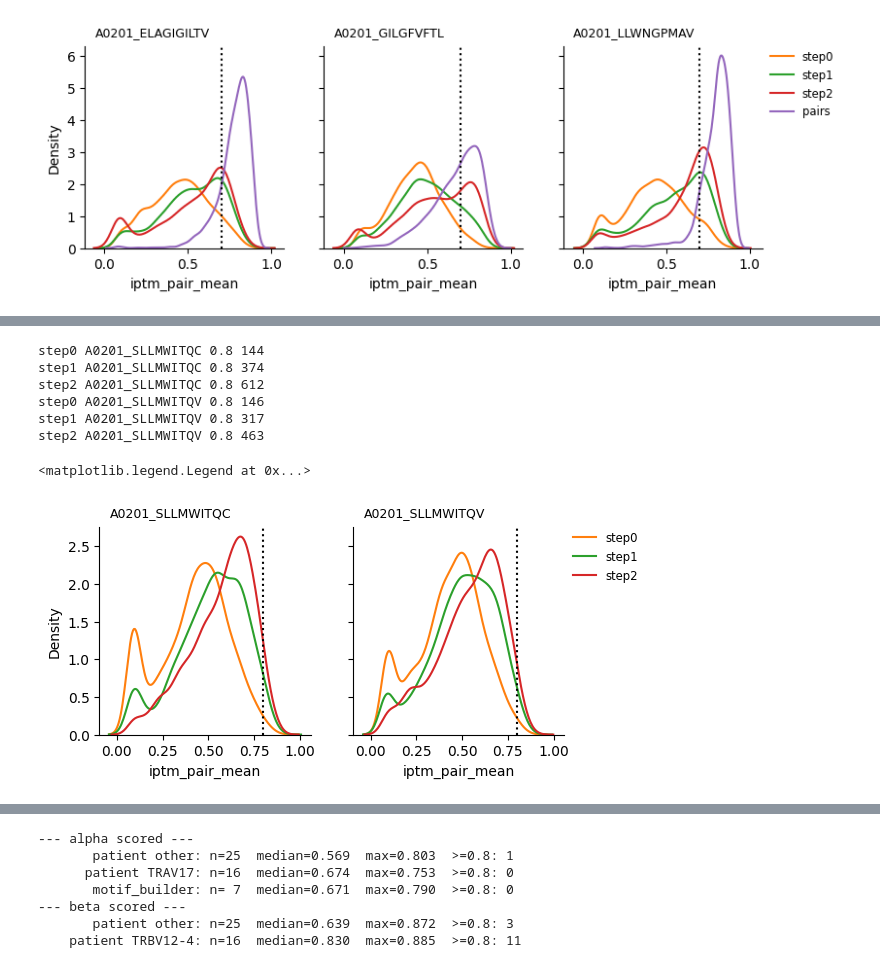
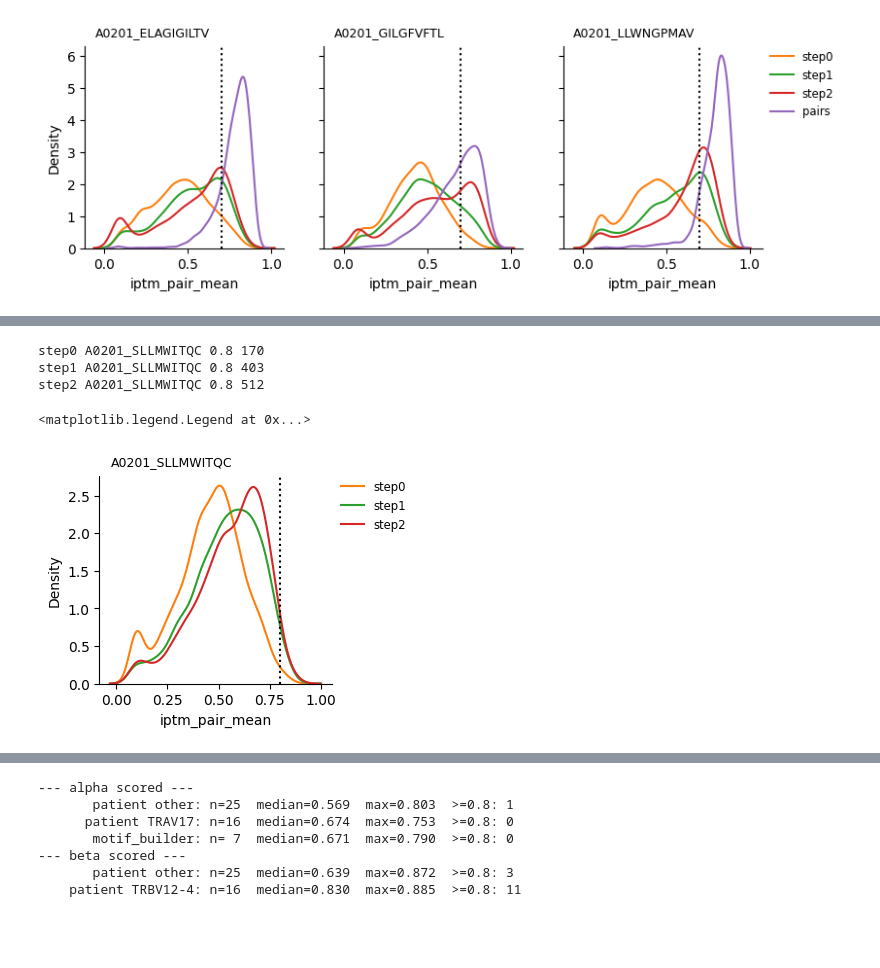
Before and after one commit to Rita-Ann-Roessner/Postdoc-UNIL, a Jupyter notebook: 260626_ESMfold2_motif_builder/Monitor.ipynb, the cells around one changed output, grey strips where cells are left out. Drawn from its saved outputs; the diff is of its cells as text; code cells hidden in the pictures; blank space fills up the shorter version.

```diff
--- a/260626_ESMfold2_motif_builder/Monitor.ipynb
+++ b/260626_ESMfold2_motif_builder/Monitor.ipynb
@@ -169,40 +133,39 @@ A0201_LLWNGPMAV step0   beta (dummy α): n= 585  median=0.473
 # %%
-fig, axes = plt.subplots(1,2, figsize=(2*3,2.7), sharex=True, sharey=True)
+fig, axes = plt.subplots(1,1, figsize=(3,2.7), sharex=True, sharey=True)
 
 steps = ['step0', 'step1', 'step2']
 
-peptides = ['A0201_SLLMWITQC', 'A0201_SLLMWITQV']
+peptides = ['A0201_SLLMWITQC']
 
 # default seaborn/matplotlib palette, skipping the first color (blue)
 colors = sns.color_palette()[1:len(steps)+1]
 
 
 for cnt, peptide in enumerate(peptides):
-    ax = axes[cnt]
+    #ax = axes[cnt]
+    ax = axes
 
     for step, color in zip(steps, colors):
-        df1 = pd.read_csv(f'TCR_motif_atlas_cdr3_templated_new_installation_reduced_cycles_NY-ESO-1/{peptide}/{step}/output_alpha.csv')[['ID', 'iptm_pair_mean']]
-        df2 = pd.read_csv(f'TCR_motif_atlas_cdr3_templated_new_installation_reduced_cycles_NY-ESO-1/{peptide}/{step}/output_beta.csv')[['ID', 'iptm_pair_mean']]
+        df1 = pd.read_csv(f'TCR_motif_atlas_cdr3_templated_new_installation_reduced_cycles_NY-ESO-1_fix/{peptide}/{step}/output_alpha.csv')[['ID', 'iptm_pair_mean']]
+        df2 = pd.read_csv(f'TCR_motif_atlas_cdr3_templated_new_installation_reduced_cycles_NY-ESO-1_fix/{peptide}/{step}/output_beta.csv')[['ID', 'iptm_pair_mean']]
         df = pd.concat([df1, df2])
         sns.kdeplot(df, x='iptm_pair_mean', ax=ax, label=step, color=color)
 
         #df = pd.read_csv(f'TCR_motif_atlas/{peptide}/{step}/output-beta.csv')[['ID', 'iptm_pair_mean']]
         #sns.kdeplot(df, x='AF3_iptm_pair_mean', ax=ax, label=f'{step} (no prior)', color=color, linestyle=':')
 
 
         print(step, peptide, 0.8, len(df[df['iptm_pair_mean']>0.7]))
 
     ax.axvline(x=0.8, color='black', linestyle=':')
     sns.despine()
     ax.text(0.05, 1.05, f'{peptide}', transform=ax.transAxes, fontsize=9)
 
-axes[1].legend(bbox_to_anchor=(1.02, 1), loc='upper left', borderaxespad=0, fontsize='small', frameon=False)
+#axes[1].legend(bbox_to_anchor=(1.02, 1), loc='upper left', borderaxespad=0, fontsize='small', frameon=False)
+ax.legend(bbox_to_anchor=(1.02, 1), loc='upper left', borderaxespad=0, fontsize='small', frameon=False)
 # %% [output]
-step0 A0201_SLLMWITQC 0.8 144
-step1 A0201_SLLMWITQC 0.8 374
-step2 A0201_SLLMWITQC 0.8 612
-step0 A0201_SLLMWITQV 0.8 146
-step1 A0201_SLLMWITQV 0.8 317
-step2 A0201_SLLMWITQV 0.8 463
+step0 A0201_SLLMWITQC 0.8 170
+step1 A0201_SLLMWITQC 0.8 403
+step2 A0201_SLLMWITQC 0.8 512
 <matplotlib.legend.Legend at 0x...>
-[figure, old version]
+[figure, new version]
```
Also changed, not shown: parts of 6 cells of this notebook, 3 other files.
